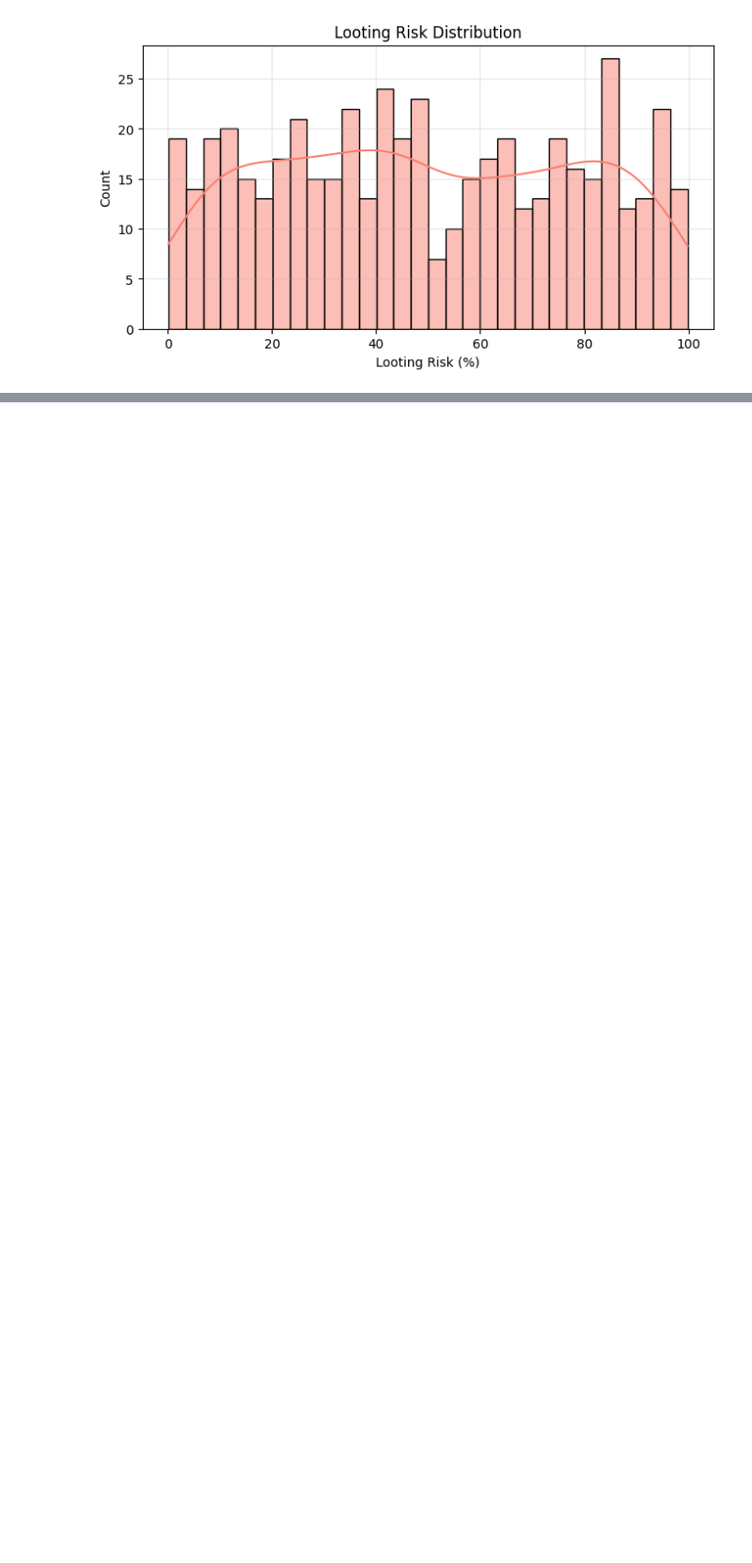
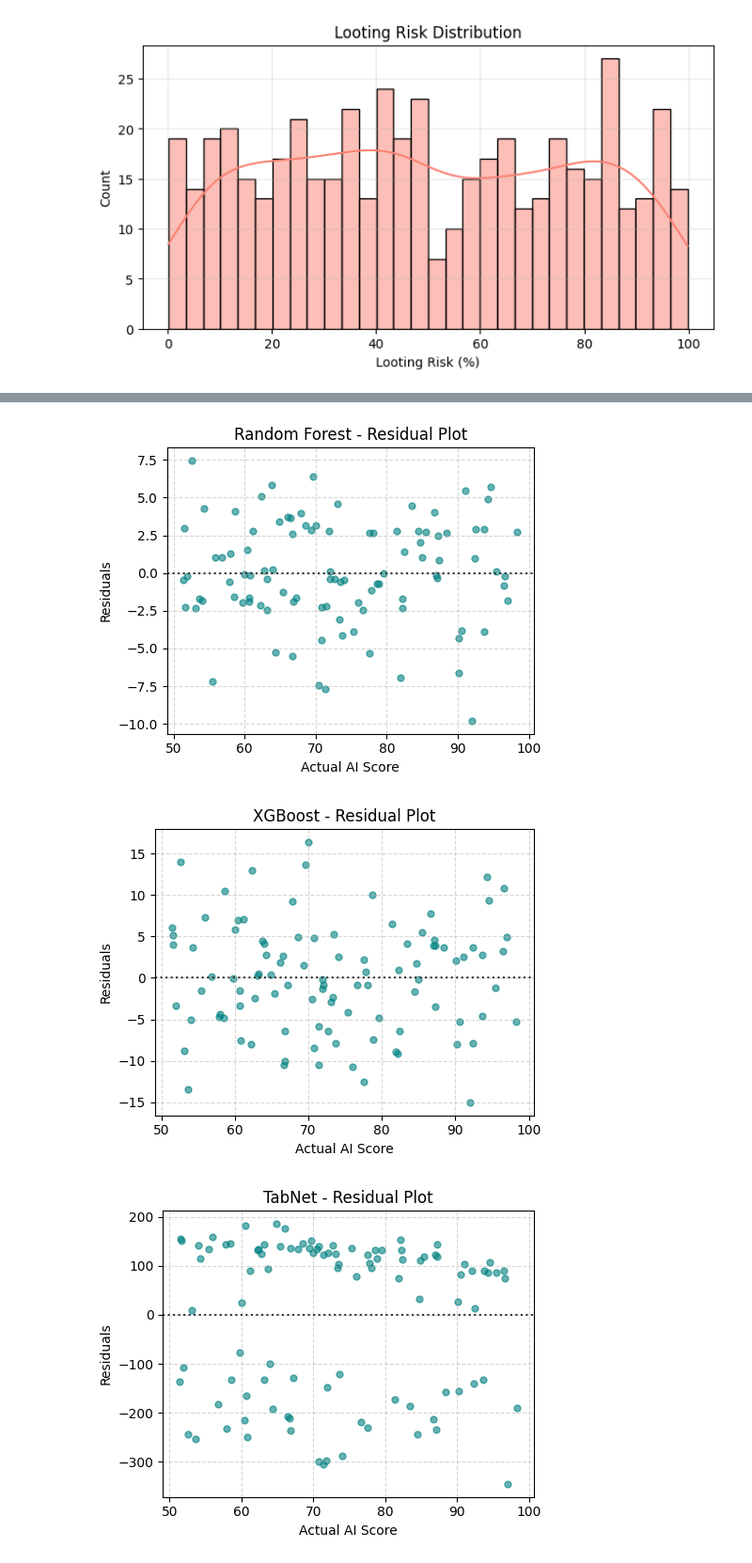
Before and after one commit to Ranawalid256/Quantum-Archaeology-Egypt, a Jupyter notebook: Challenge(3).ipynb, the cells around one changed output, grey strips where cells are left out. Shown at 94% size. Saved outputs shown, nothing was run; the diff lists cells and outputs as text; code cells hidden in the pictures; blank space fills up the shorter version.

```diff
--- a/Challenge(3).ipynb
+++ b/Challenge(3).ipynb
@@ -372,0 +374,68 @@ R2: -31.0564
+# %%
+from sklearn.metrics import mean_squared_error, mean_absolute_error, r2_score
+import matplotlib.pyplot as plt
+import seaborn as sns
+import numpy as np
+
+# ✅ Evaluate function
+def evaluate(y_true, y_preds):
+    return {
+        "RMSE": np.sqrt(mean_squared_error(y_true, y_preds)),
+        "MAE": mean_absolute_error(y_true, y_preds),
+        "R2": r2_score(y_true, y_preds)
+    }
+
+# ✅ Use first 100 points for quantum to match q_preds
+y_test_small = y_test[:100]
+
+# ✅ Models
+models = {
+    "Random Forest": (y_test, rf_preds),
+    "XGBoost": (y_test, xgb_preds),
+    "TabNet": (y_test, tabnet_preds),
+    "Huber NN": (y_test, h_preds),
+    "Quantum NN": (y_test, q_preds)
+}
+
+# 📈 Print metrics
+results_df = []
+for name, (y_true, y_pred) in models.items():
+    scores = evaluate(y_true, y_pred)
+    print(f"\n📊 {name}")
+    for k, v in scores.items():
+        print(f"{k}: {v:.4f}")
+    results_df.append([name, scores['RMSE'], scores['MAE'], scores['R2']])
+
+# 📊 Residual Plots
+for name, (y_true, y_pred) in models.items():
+    residuals = y_true - y_pred
+    plt.figure(figsize=(5, 4))
+    sns.residplot(x=y_true, y=y_pred, color='teal', scatter_kws={'s': 25, 'alpha': 0.6})
+    plt.title(f"{name} - Residual Plot")
+    plt.xlabel("Actual AI Score")
+    plt.ylabel("Residuals")
+    plt.grid(True, linestyle='--', alpha=0.5)
+    plt.tight_layout()
+    plt.show()
+
+# 📉 Actual vs Predicted Scatter Plots
+for name, (y_true, y_pred) in models.items():
+    plt.figure(figsize=(5, 4))
+    sns.scatterplot(x=y_true, y=y_pred, color='purple', alpha=0.6)
+    plt.plot([y_true.min(), y_true.max()], [y_true.min(), y_true.max()], 'r--')
+    plt.title(f"{name} - Actual vs Predicted")
+    plt.xlabel("Actual AI Score")
+    plt.ylabel("Predicted Score")
+    plt.grid(True, linestyle='--', alpha=0.4)
+    plt.tight_layout()
+    plt.show()
+
+# 📊 Bar Chart Comparison of Metrics
+metrics_df = pd.DataFrame(results_df, columns=["Model", "RMSE", "MAE", "R2"]).set_index("Model")
+metrics_df.plot(kind='bar', figsize=(10, 5), colormap='viridis', rot=45)
+plt.title("📊 Model Performance Metrics Comparison")
+plt.ylabel("Score")
+plt.grid(True, linestyle='--', alpha=0.5)
+plt.tight_layout()
+plt.show()
+# %% [output]
@@ -372,0 +459,3 @@ R2: -31.0564
+[figure, added]
+[figure, added]
+[figure, added]
```
Also changed, not shown: parts of 6 cells of this notebook.
